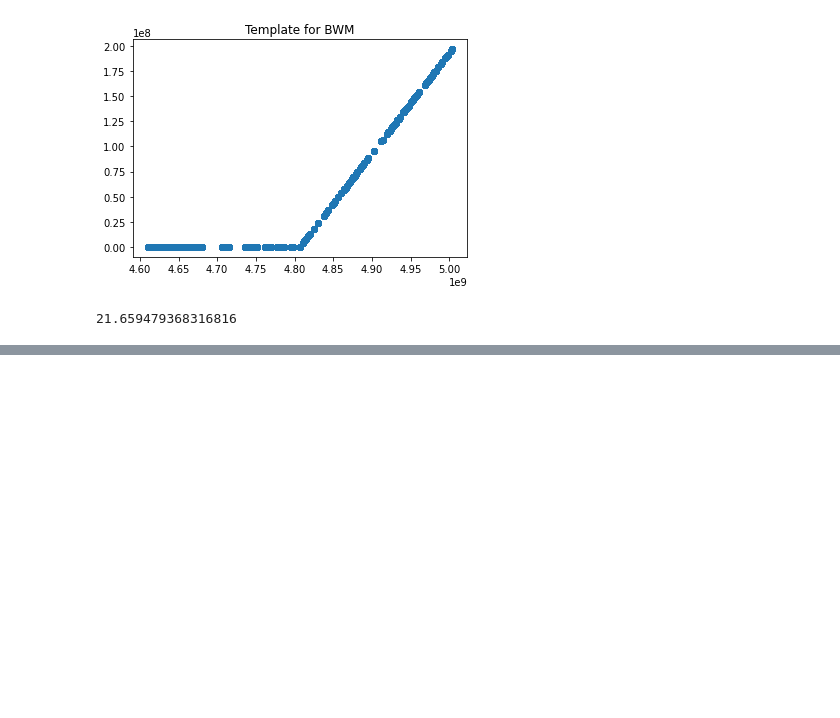
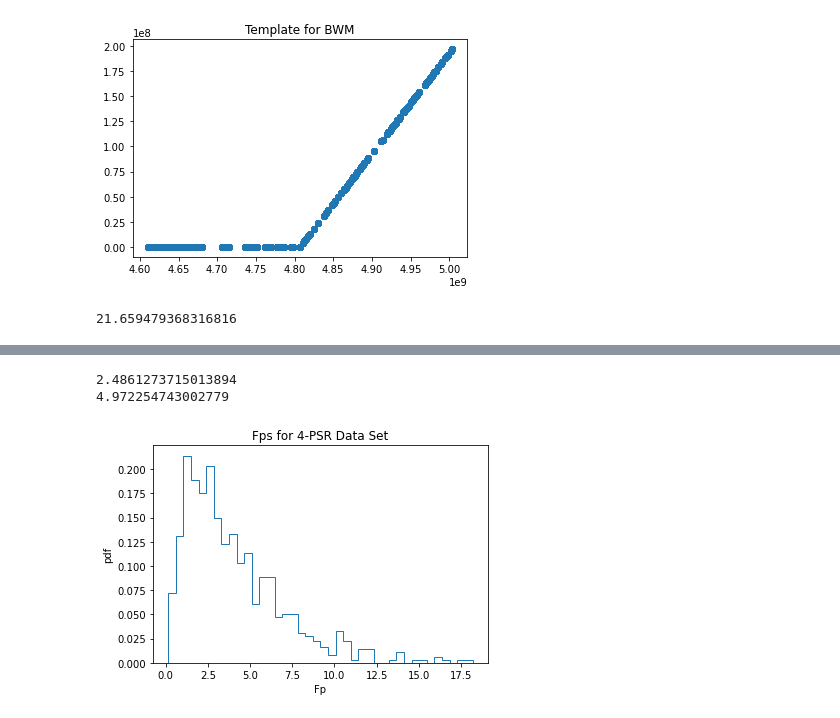
Before and after one commit to jerry-sun1/bwm_fpfe, a Jupyter notebook: modified_fpstat.ipynb, the cells around one changed output, grey strips where cells are left out. Saved outputs shown, nothing was run; the diff lists cells and outputs as text; code cells hidden in the pictures; blank space fills up the shorter version.

```diff
--- a/modified_fpstat.ipynb
+++ b/modified_fpstat.ipynb
@@ -175,6 +177,7 @@ with open(nano12p5_pkl, 'rb') as pklin:
     allpsrs = pickle.load(pklin)
 
 testpsr = allpsrs[0]
+psrnames = [p.name for p in allpsrs[0:4]]
 
 import json
 nano12p5_wndict = '/home/nima/nanograv/12p5yr_bwm/wn_noisedict.json'
@@ -217,3 +224,22 @@ print(2* fstat)
+# %%
+# We know the injected WN values
+fake_noisedict = {}
+for psrname in psrnames:
+    fake_noisedict['{}_efac'.format(psrname)] = 1.0
+    fake_noisedict['{}_log10_equad'.format(psrname)] = np.log10(100e-9)
 # %%
-fps = []
-for realization in range(1, 201):
+from enterprise.pulsar import Pulsar
+
+
+partim_dir = '/home/nima/nanograv/bwm_fpfe/sandbox/'
+
+burst_epoch = (53000 + 365.25*6) * 24*3600
+for realization in range(201, 800):
+    realization_psrs = []
+    for psrname in psrnames:
+        parfile = partim_dir + '/WN_4psr_sims_LT_{}/{}_fake.par'.format(realization, psrname)
+        timfile = partim_dir + '/WN_4psr_sims_LT_{}/{}_fake.tim'.format(realization, psrname)
+
+        realization_psrs.append(Pulsar(parfile,timfile))
+    realization_FpStat = FpStat(realization_psrs,noisedict=fake_noisedict)
+    fps.append(realization_FpStat.compute_Fp_bwm(t0 = burst_epoch))
@@ -219,0 +272,16 @@ for realization in range(1, 201):
+# %%
+twofps = [2* f for f in fps]
+print(fps[0])
+print(twofps[0])
+# %% [output]
+2.4861273715013894
+4.972254743002779
+# %%
+n, bins, patches = plt.hist(twofps, bins=40, histtype='step', density=True)
+plt.title("Fps for 4-PSR Data Set")
+plt.xlabel("Fp")
+plt.ylabel("pdf")
+midpts = [(bins[i] + bins[i+1])/2 for i in range(len(bins)-1)]
+counts = n
+# %% [output]
+[figure, added]
```
Also changed, not shown: parts of 8 cells of this notebook.
